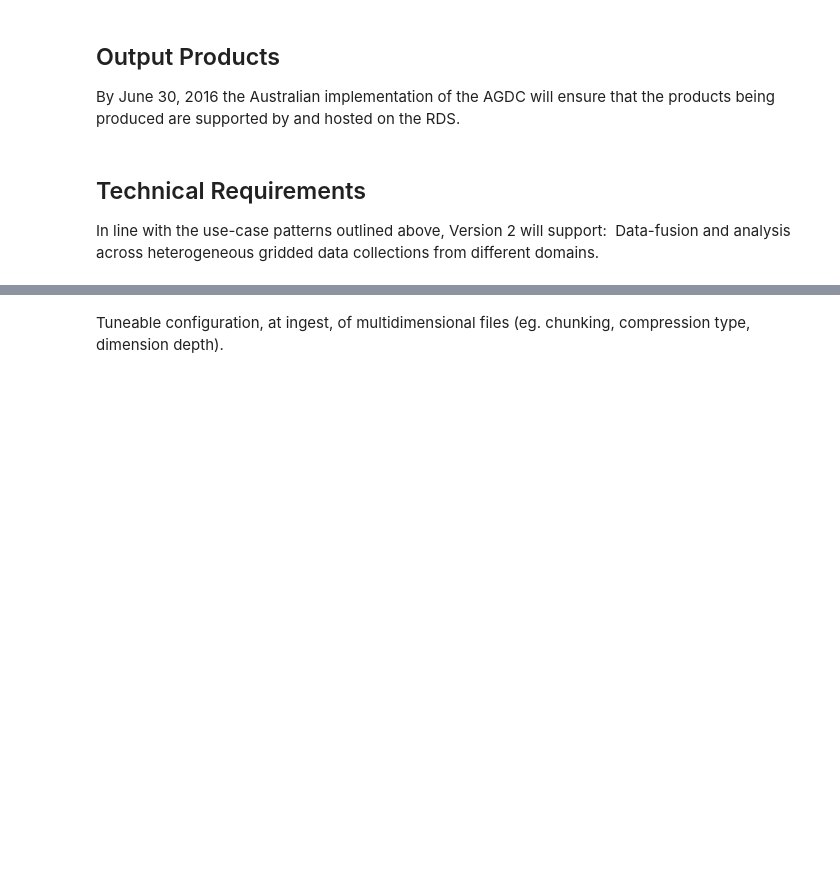
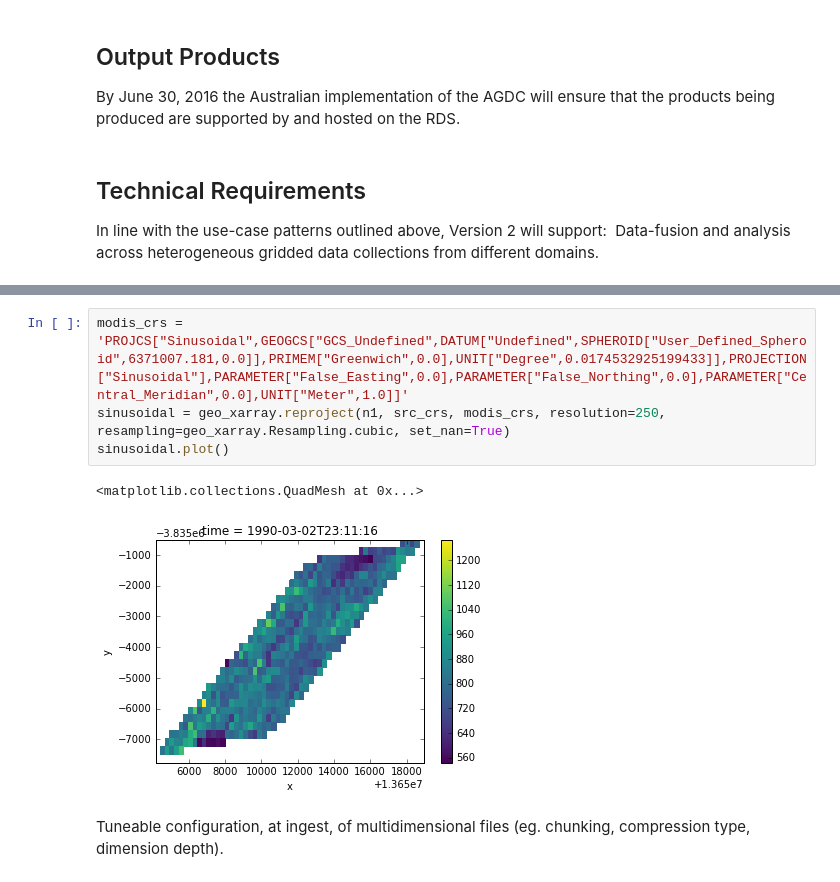
Before and after one commit to GeoscienceAustralia/dea-validation, a Jupyter notebook: requirements_met.ipynb, the cells around one changed output, grey strips where cells are left out. Saved outputs shown, nothing was run; the diff lists cells and outputs as text; blank space fills up the shorter version.

```diff
--- a/requirements_met.ipynb
+++ b/requirements_met.ipynb
@@ -148,3 +191,10 @@ domains.
+# %%
+modis_crs = 'PROJCS["Sinusoidal",GEOGCS["GCS_Undefined",DATUM["Undefined",SPHEROID["User_Defined_Spheroid",6371007.181,0.0]],PRIMEM["Greenwich",0.0],UNIT["Degree",0.0174532925199433]],PROJECTION["Sinusoidal"],PARAMETER["False_Easting",0.0],PARAMETER["False_Northing",0.0],PARAMETER["Central_Meridian",0.0],UNIT["Meter",1.0]]'
+sinusoidal = geo_xarray.reproject(n1, src_crs, modis_crs, resolution=250, resampling=geo_xarray.Resampling.cubic, set_nan=True)
+sinusoidal.plot()
+# %% [output]
+<matplotlib.collections.QuadMesh at 0x...>
+[figure, added]
 # %% [markdown]
 Tuneable configuration, at ingest, of multidimensional files (eg. chunking, compression type,
 dimension depth).
```
Also changed, not shown: parts of 17 cells of this notebook.
